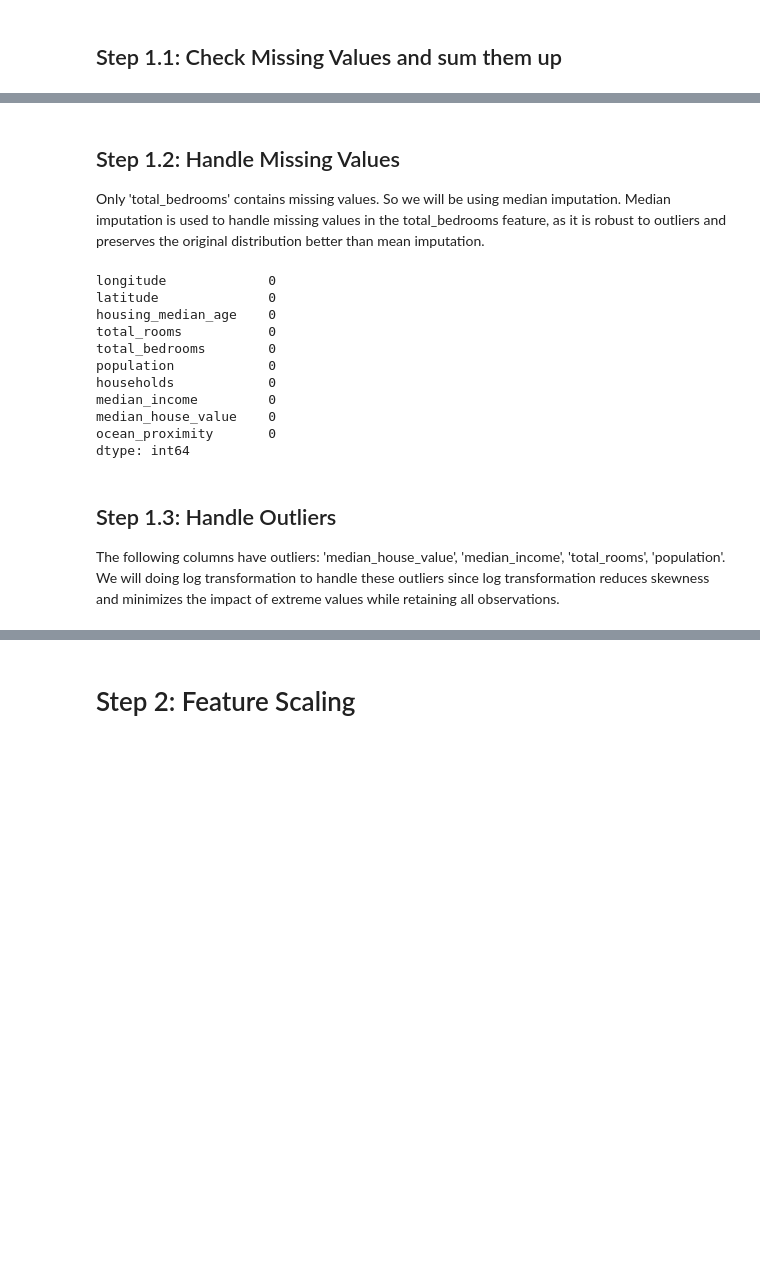
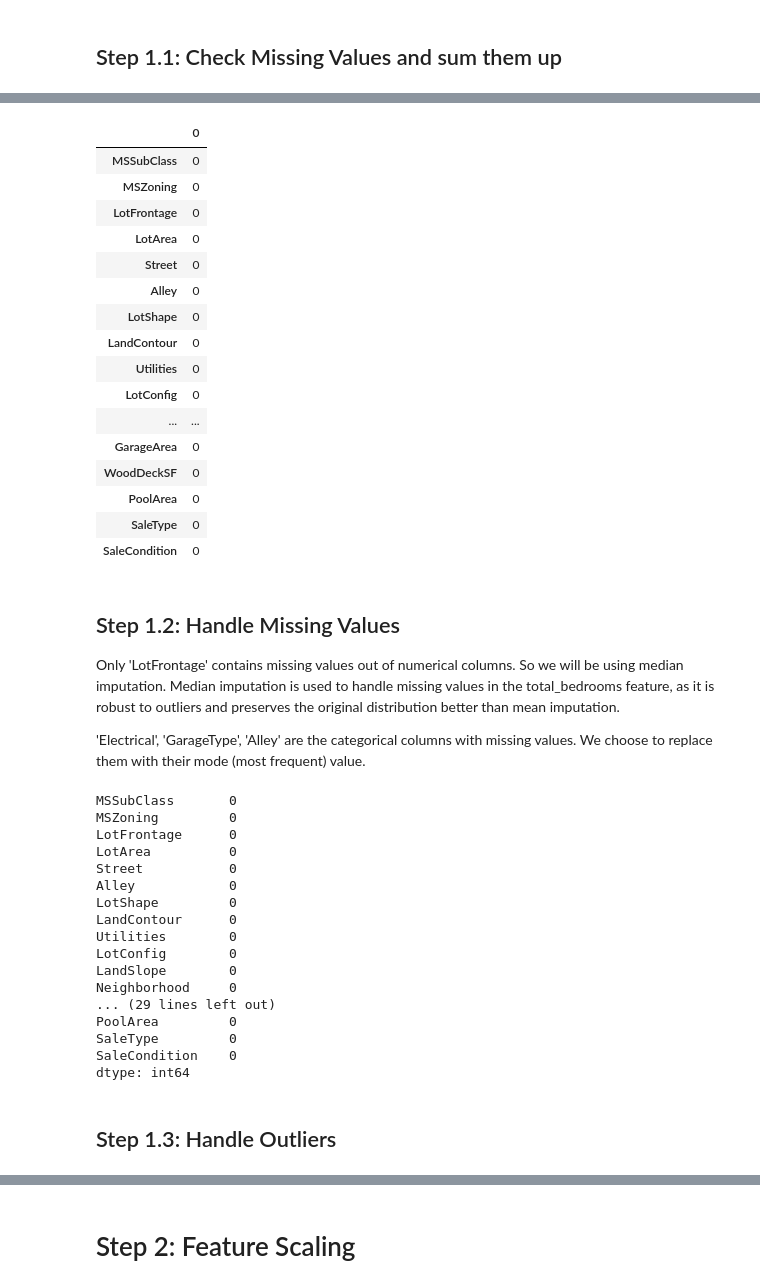
Before and after one commit to AnushkaSDBI/Chapter_2_GroupExercise2_Regression_Analysis, a Jupyter notebook: Jupyter Notebook/Chapter_2_Group_Exercise_2_Regression_Analysis_and_Feature_Selection.ipynb, the cells around one changed output, grey strips where cells are left out. Saved outputs shown, nothing was run; the diff lists cells and outputs as text; code cells hidden in the pictures; blank space fills up the shorter version.

```diff
--- a/Jupyter Notebook/Chapter_2_Group_Exercise_2_Regression_Analysis_and_Feature_Selection.ipynb
+++ b/Jupyter Notebook/Chapter_2_Group_Exercise_2_Regression_Analysis_and_Feature_Selection.ipynb
@@ -72,4 +77,27 @@ dtype: int64
+# %%
+miss = pd.DataFrame((X.isnull().sum()))
+display(miss)
+# %% [output]
+|  | 0 |
+| MSSubClass | 0 |
+| MSZoning | 0 |
+| LotFrontage | 0 |
+| LotArea | 0 |
+| Street | 0 |
+| Alley | 0 |
+| LotShape | 0 |
+| LandContour | 0 |
+| Utilities | 0 |
+| LotConfig | 0 |
+| ... | ... |
+| GarageArea | 0 |
+| WoodDeckSF | 0 |
+| PoolArea | 0 |
+| SaleType | 0 |
+| SaleCondition | 0 |
 # %% [markdown]
 ## Step 1.2: Handle Missing Values
-Only 'total_bedrooms' contains missing values. So we will be using median imputation. Median imputation is used to handle missing values in the total_bedrooms feature, as it is robust to outliers and preserves the original distribution better than mean imputation.
+Only 'LotFrontage' contains missing values out of numerical columns. So we will be using median imputation. Median imputation is used to handle missing values in the total_bedrooms feature, as it is robust to outliers and preserves the original distribution better than mean imputation.
+
+'Electrical', 'GarageType', 'Alley' are the categorical columns with missing values. We choose to replace them with their mode (most frequent) value.
 # %%
@@ -77,18 +111,22 @@ cal_data = cal_data.fillna(cal_data['total_bedrooms'].median())
 # %%
-cal_data.isnull().sum()
+X.isnull().sum()
 # %% [output]
-longitude             0
-latitude              0
-housing_median_age    0
-total_rooms           0
-total_bedrooms        0
-population            0
-households            0
-median_income         0
-median_house_value    0
-ocean_proximity       0
+MSSubClass       0
+MSZoning         0
+LotFrontage      0
+LotArea          0
+Street           0
+Alley            0
+LotShape         0
+LandContour      0
+Utilities        0
+LotConfig        0
+LandSlope        0
+Neighborhood     0
+... (29 lines left out)
+PoolArea         0
+SaleType         0
+SaleCondition    0
 dtype: int64
 # %% [markdown]
 ## Step 1.3: Handle Outliers
-The following columns have outliers:
-'median_house_value', 'median_income', 'total_rooms', 'population'. We will doing log transformation to handle these outliers since log transformation reduces skewness and minimizes the impact of extreme values while retaining all observations.
```
Also changed, not shown: parts of 24 cells of this notebook, 2 other files.
